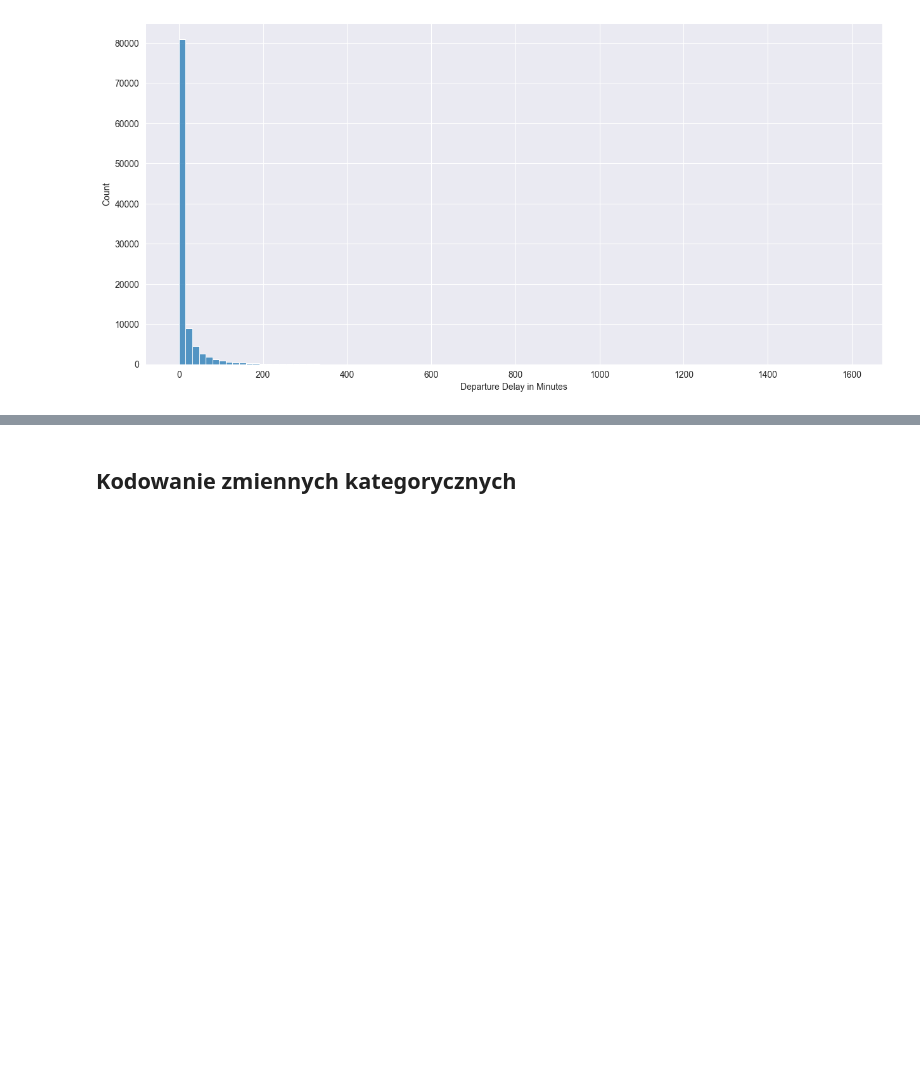
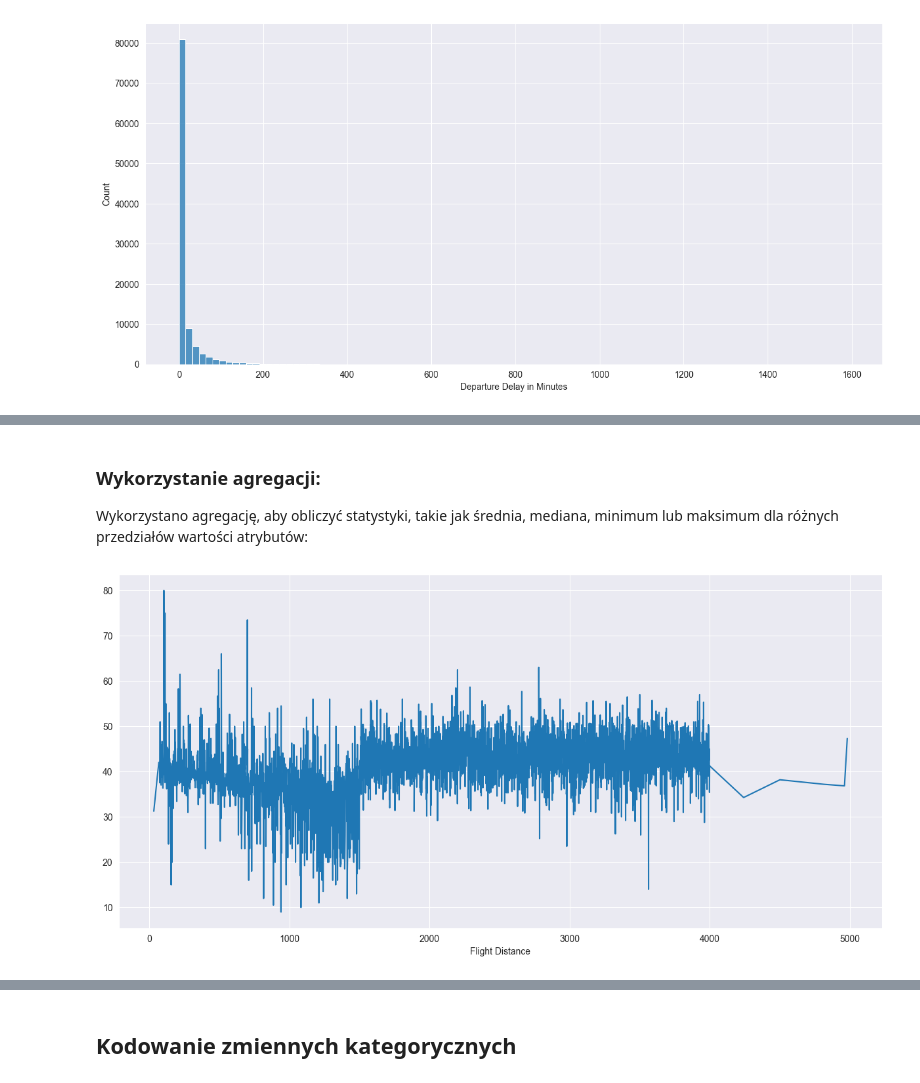
Before and after one commit to jkwiatk1/ZUM, a Jupyter notebook: database/dataPrep.ipynb, the cells around one changed output, grey strips where cells are left out. Saved outputs shown, nothing was run; the diff lists cells and outputs as text; code cells hidden in the pictures; blank space fills up the shorter version.

Commit message:
Wykresy zaleznosci atrybutów

```diff
--- a/database/dataPrep.ipynb
+++ b/database/dataPrep.ipynb
@@ -225,0 +242,9 @@ sns.histplot(data=df, x='Departure Delay in Minutes', bins=100)
+# %% [markdown]
+### Wykorzystanie agregacji:
+Wykorzystano agregację, aby obliczyć statystyki, takie jak średnia, mediana, minimum lub maksimum dla różnych przedziałów wartości atrybutów:
+# %%
+aggregated_df = df1.groupby('Flight Distance')['Age'].mean()  # Oblicz średnią dla każdej wartości Flight Distance
+aggregated_df.plot(kind='line')
+plt.show()
+# %% [output]
+[figure, added]
```
Also changed, not shown: parts of 7 cells of this notebook.
